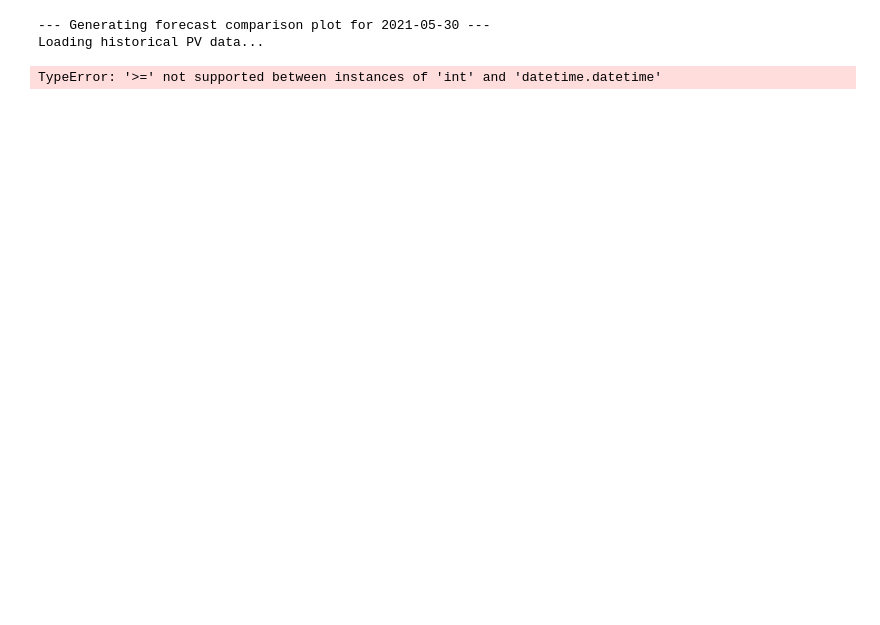
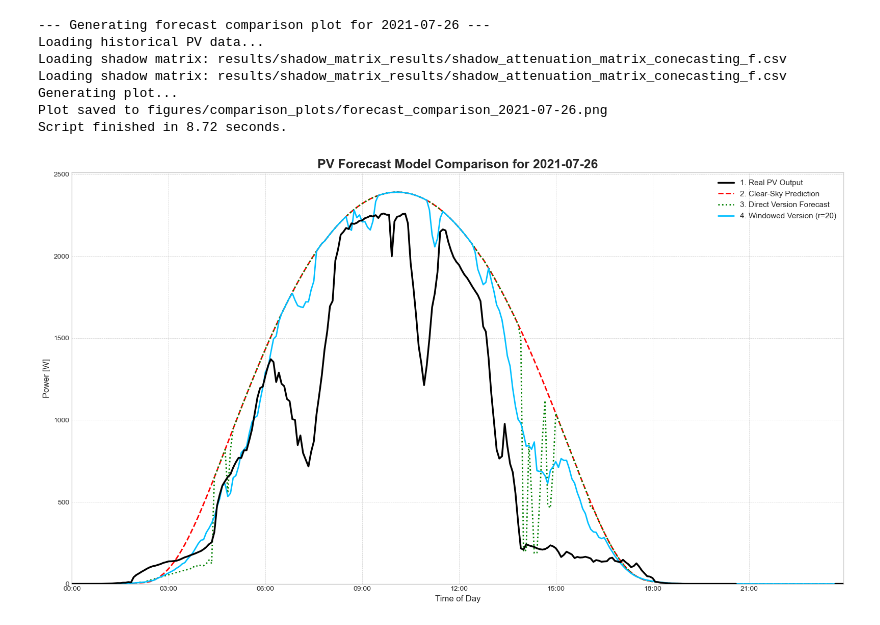
Before and after one commit to HD0NG/VoxSolaris, a Jupyter notebook: MatrixTest2.ipynb, the cells around one changed output. Drawn from its saved outputs; the diff is of its cells as text; code cells hidden in the pictures; blank space fills up the shorter version.

```diff
--- a/MatrixTest2.ipynb
+++ b/MatrixTest2.ipynb
@@ -1682,11 +1683,16 @@ def generate_comparison_plot(day_to_plot):
 
     plt.show()
 # %%
-generate_comparison_plot(datetime(2021, 5, 30))
+generate_comparison_plot(datetime(2021, 7, 26))
 # %% [output]
---- Generating forecast comparison plot for 2021-05-30 ---
+--- Generating forecast comparison plot for 2021-07-26 ---
 Loading historical PV data...
+Loading shadow matrix: results/shadow_matrix_results/shadow_attenuation_matrix_conecasting_f.csv
+Loading shadow matrix: results/shadow_matrix_results/shadow_attenuation_matrix_conecasting_f.csv
+Generating plot...
+Plot saved to figures/comparison_plots/forecast_comparison_2021-07-26.png
+Script finished in 8.72 seconds.
-TypeError: '>=' not supported between instances of 'int' and 'datetime.datetime'
+[figure, added]
 # %%
 if not os.path.exists(OUTPUT_DIRECTORY):
         os.makedirs(OUTPUT_DIRECTORY)
```
Also changed, not shown: parts of 5 cells of this notebook, 10 other files.
